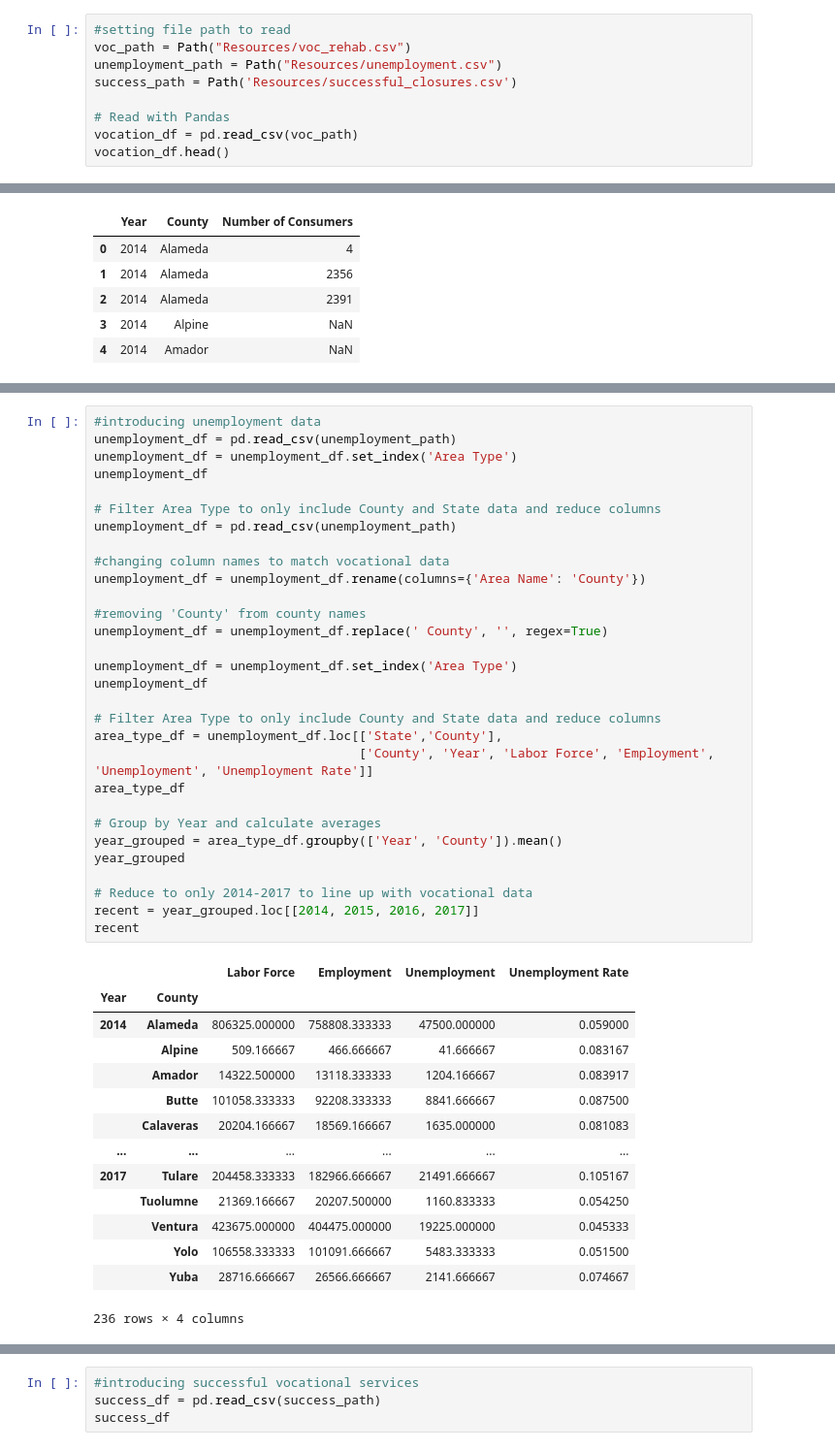
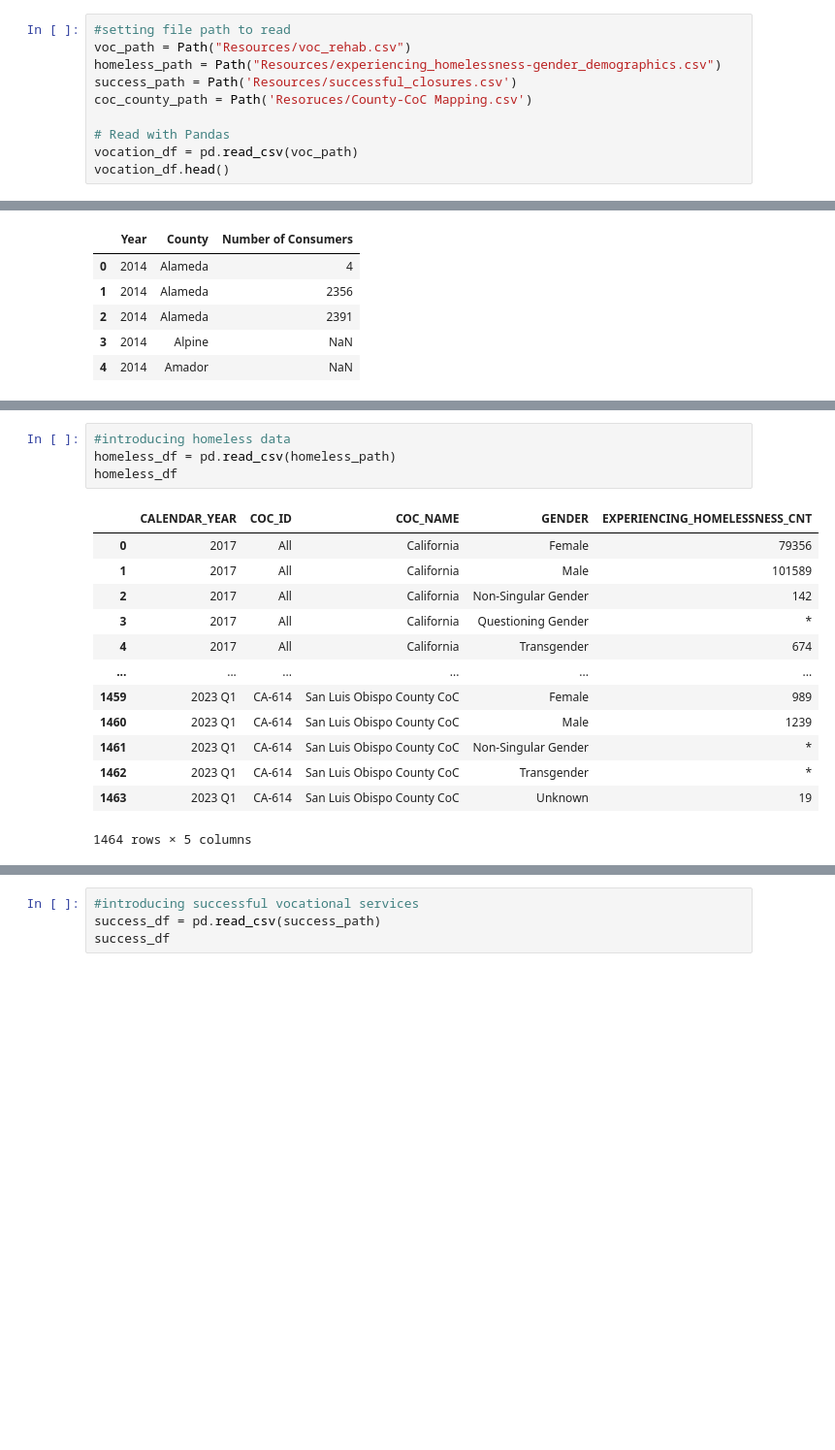
Before and after one commit to evacs/Project-1, a Jupyter notebook: voc_rehab.ipynb, the cells around one changed output, grey strips where cells are left out. Shown at 97% size. Saved outputs shown, nothing was run; the diff lists cells and outputs as text; blank space fills up the shorter version.

```diff
--- a/voc_rehab.ipynb
+++ b/voc_rehab.ipynb
@@ -5,8 +7,9 @@ from pathlib import Path
 # %%
 #setting file path to read
 voc_path = Path("Resources/voc_rehab.csv")
-unemployment_path = Path("Resources/unemployment.csv")
+homeless_path = Path("Resources/experiencing_homelessness-gender_demographics.csv")
 success_path = Path('Resources/successful_closures.csv')
+coc_county_path = Path('Resoruces/County-CoC Mapping.csv')
 
 # Read with Pandas
 vocation_df = pd.read_csv(voc_path)
@@ -83,45 +93,18 @@ vocation_df
 # %%
-#introducing unemployment data
-unemployment_df = pd.read_csv(unemployment_path)
-unemployment_df = unemployment_df.set_index('Area Type')
-unemployment_df
-
-# Filter Area Type to only include County and State data and reduce columns
-unemployment_df = pd.read_csv(unemployment_path)
-
-#changing column names to match vocational data
-unemployment_df = unemployment_df.rename(columns={'Area Name': 'County'})
-
-#removing 'County' from county names
-unemployment_df = unemployment_df.replace(' County', '', regex=True)
-
-unemployment_df = unemployment_df.set_index('Area Type')
-unemployment_df
-
-# Filter Area Type to only include County and State data and reduce columns
-area_type_df = unemployment_df.loc[['State','County'],
-                                   ['County', 'Year', 'Labor Force', 'Employment', 'Unemployment', 'Unemployment Rate']]
-area_type_df
-
-# Group by Year and calculate averages
-year_grouped = area_type_df.groupby(['Year', 'County']).mean()
-year_grouped
-
-# Reduce to only 2014-2017 to line up with vocational data
-recent = year_grouped.loc[[2014, 2015, 2016, 2017]]
-recent
+#introducing homeless data
+homeless_df = pd.read_csv(homeless_path)
+homeless_df
 # %% [output]
-|  |  | Labor Force | Employment | Unemployment | Unemployment Rate |
-| Year | County |  |  |  |  |
-| 2014 | Alameda | 806325.000000 | 758808.333333 | 47500.000000 | 0.059000 |
-|  | Alpine | 509.166667 | 466.666667 | 41.666667 | 0.083167 |
-|  | Amador | 14322.500000 | 13118.333333 | 1204.166667 | 0.083917 |
-|  | Butte | 101058.333333 | 92208.333333 | 8841.666667 | 0.087500 |
-|  | Calaveras | 20204.166667 | 18569.166667 | 1635.000000 | 0.081083 |
+|  | CALENDAR_YEAR | COC_ID | COC_NAME | GENDER | EXPERIENCING_HOMELESSNESS_CNT |
+| 0 | 2017 | All | California | Female | 79356 |
+| 1 | 2017 | All | California | Male | 101589 |
+| 2 | 2017 | All | California | Non-Singular Gender | 142 |
+| 3 | 2017 | All | California | Questioning Gender | * |
+| 4 | 2017 | All | California | Transgender | 674 |
 | ... | ... | ... | ... | ... | ... |
-| 2017 | Tulare | 204458.333333 | 182966.666667 | 21491.666667 | 0.105167 |
-|  | Tuolumne | 21369.166667 | 20207.500000 | 1160.833333 | 0.054250 |
-|  | Ventura | 423675.000000 | 404475.000000 | 19225.000000 | 0.045333 |
-|  | Yolo | 106558.333333 | 101091.666667 | 5483.333333 | 0.051500 |
-|  | Yuba | 28716.666667 | 26566.666667 | 2141.666667 | 0.074667 |
+| 1459 | 2023 Q1 | CA-614 | San Luis Obispo County CoC | Female | 989 |
+| 1460 | 2023 Q1 | CA-614 | San Luis Obispo County CoC | Male | 1239 |
+| 1461 | 2023 Q1 | CA-614 | San Luis Obispo County CoC | Non-Singular Gender | * |
+| 1462 | 2023 Q1 | CA-614 | San Luis Obispo County CoC | Transgender | * |
+| 1463 | 2023 Q1 | CA-614 | San Luis Obispo County CoC | Unknown | 19 |
-236 rows × 4 columns
+1464 rows × 5 columns
```
Also changed, not shown: parts of 10 cells of this notebook.
